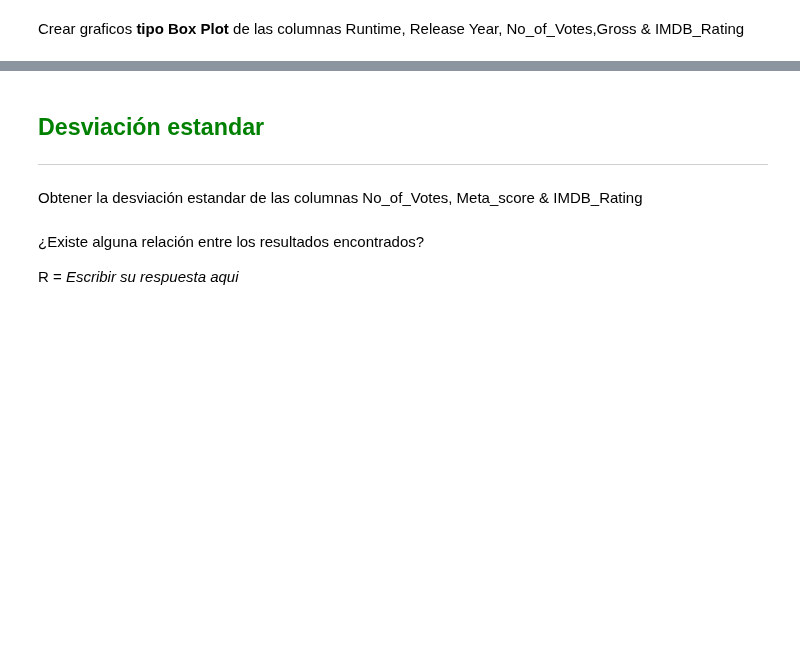
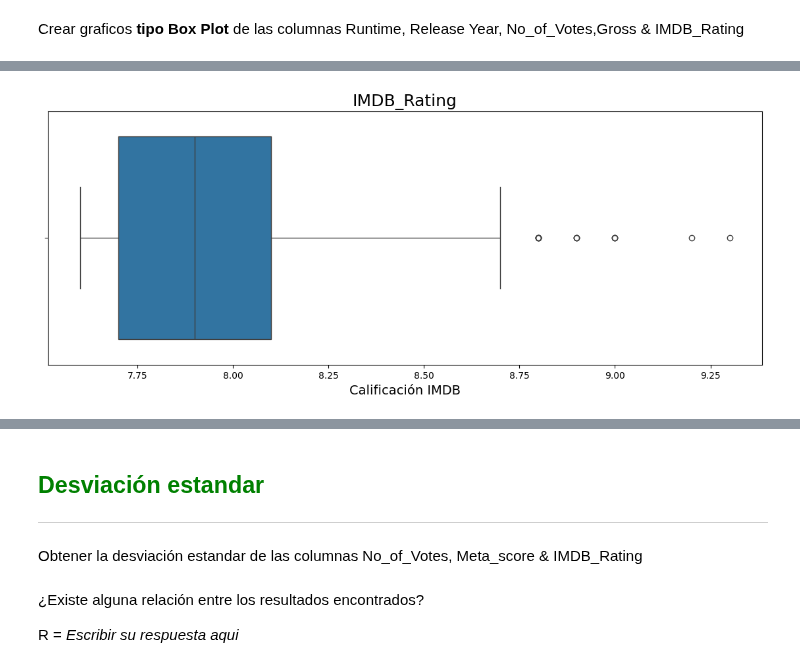
Before and after one commit to mitsiu-carreno/data_science_content, a Jupyter notebook: 2_sem/met_num_2/s13_final_project.ipynb, the cells around one changed output, grey strips where cells are left out. Drawn from its saved outputs; the diff is of its cells as text; code cells hidden in the pictures; blank space fills up the shorter version.

```diff
--- a/2_sem/met_num_2/s13_final_project.ipynb
+++ b/2_sem/met_num_2/s13_final_project.ipynb
@@ -290,0 +358,4 @@ Crear graficos **tipo Box Plot** de las columnas Runtime, Release Year, No_of_Vo
+# %%
+CreateBoxplot("IMDB_Rating", df_numerics, "IMDB_Rating", "Calificación IMDB")
+# %% [output]
+[figure, added]
```
Also changed, not shown: parts of 12 cells of this notebook, 1 other file.
